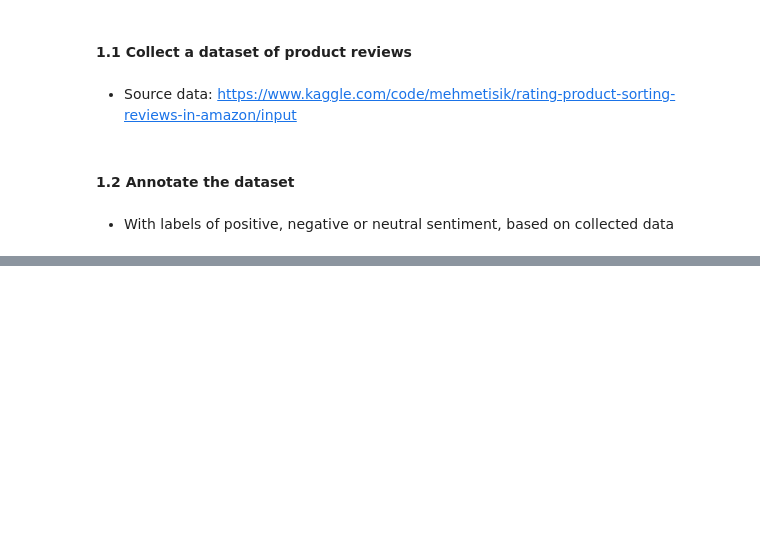
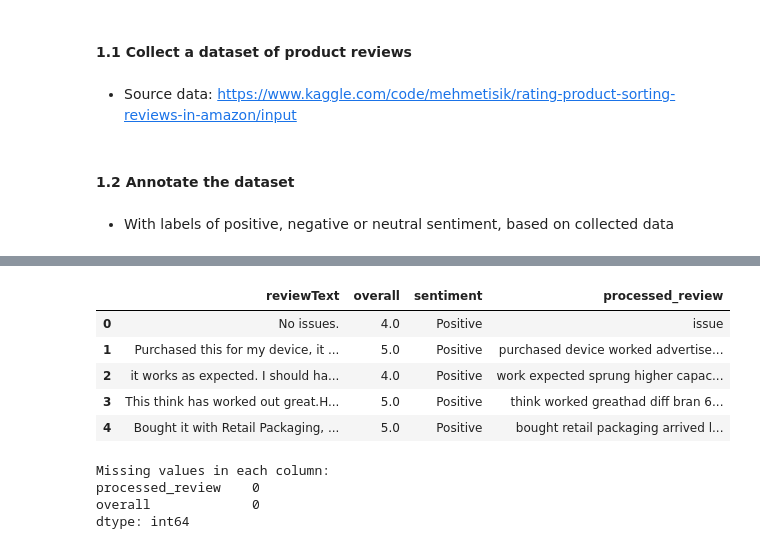
Before and after one commit to Jianting-Selina/CSCN8010_practical_lab, a Jupyter notebook: FinalProjectApplying NLP.ipynb, the cells around one changed output, grey strips where cells are left out. Cells and saved outputs as stored; diff of their text form; code cells hidden in the pictures; blank space fills up the shorter version.

```diff
--- a/FinalProjectApplying NLP.ipynb
+++ b/FinalProjectApplying NLP.ipynb
@@ -72,0 +136,5 @@ Labeled file saved at: ./data/reviews_aws/amazon_review_labeled.csv
+# %%
+# Drop irrelevant columns
+irrelevant_columns = ['reviewerID', 'asin', 'reviewerName', 'helpful', 'unixReviewTime',
+                      'reviewTime', 'day_diff', 'summary', 'helpful_yes', 'total_vote']
+data = data.drop(columns=irrelevant_columns, errors='ignore')
@@ -72,0 +153,24 @@ Labeled file saved at: ./data/reviews_aws/amazon_review_labeled.csv
+# %%
+# Fill missing values
+data['reviewText'] = data['reviewText'].fillna("")  # Replace NaN in 'reviewText'
+data['overall'] = data['overall'].fillna(data['overall'].median())  # Replace NaN in 'overall'
+data.head()
+# %% [output]
+|  | reviewText | overall | sentiment | processed_review |
+| 0 | No issues. | 4.0 | Positive | issue |
+| 1 | Purchased this for my device, it ... | 5.0 | Positive | purchased device worked advertise... |
+| 2 | it works as expected. I should ha... | 4.0 | Positive | work expected sprung higher capac... |
+| 3 | This think has worked out great.H... | 5.0 | Positive | think worked greathad diff bran 6... |
+| 4 | Bought it with Retail Packaging, ... | 5.0 | Positive | bought retail packaging arrived l... |
+# %%
+# Count missing values in specific columns
+missing_values = data[['processed_review', 'overall']].isnull().sum()
+
+# Display the result
+print("Missing values in each column:")
+print(missing_values)
+# %% [output]
+Missing values in each column:
+processed_review    0
+overall             0
+dtype: int64
```
Also changed, not shown: parts of 20 cells of this notebook.
